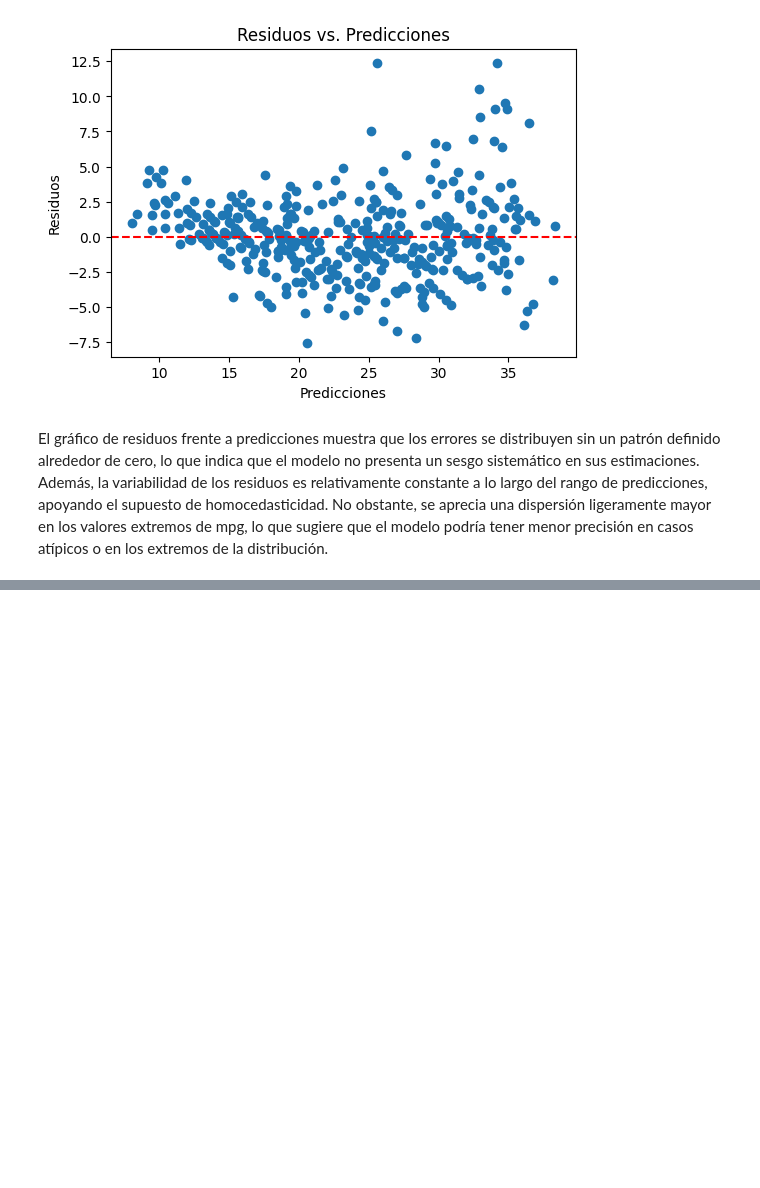
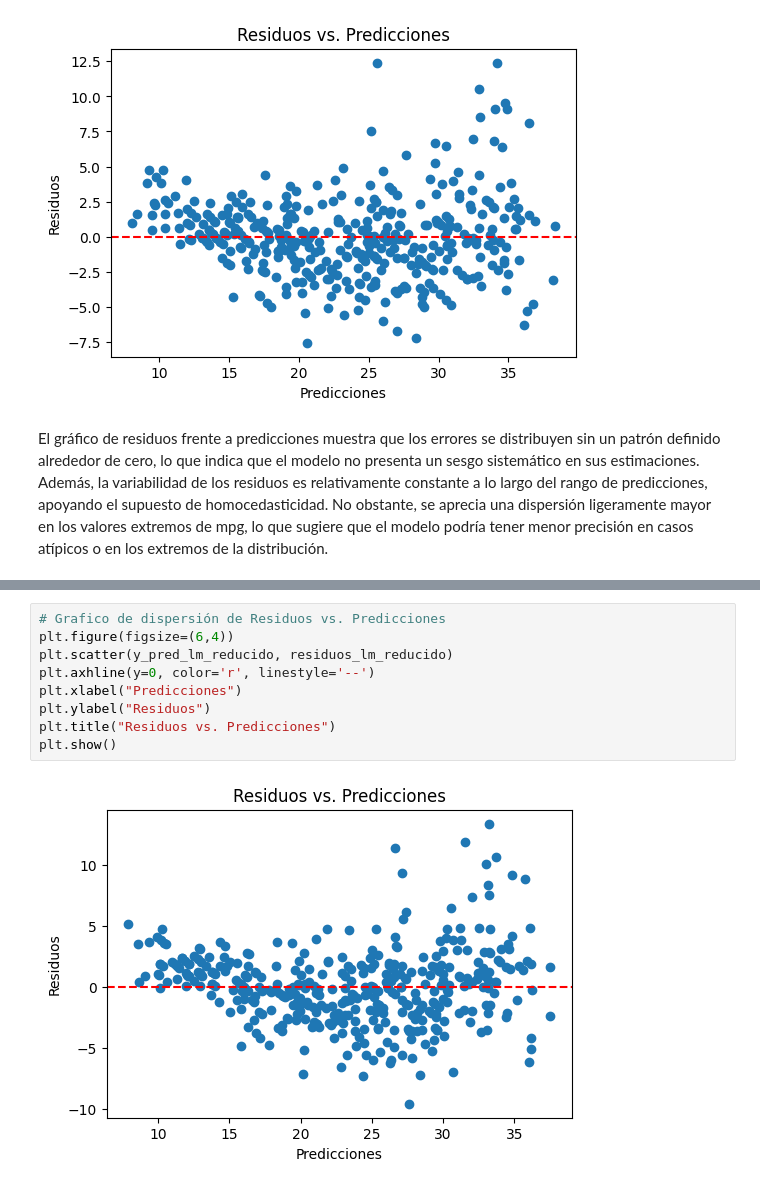
Before and after one commit to JuanAlbornoz32/Proyectos_Bootcamp_Analisis_de_Datos, a Jupyter notebook: ejercicios_en_python/modelos_de_regresion/regresion_multiple/ejercicio_millas_por_galon.ipynb, the cells around one changed output, grey strips where cells are left out. Cells and saved outputs as stored; diff of their text form; blank space fills up the shorter version.

```diff
--- a/ejercicios_en_python/modelos_de_regresion/regresion_multiple/ejercicio_millas_por_galon.ipynb
+++ b/ejercicios_en_python/modelos_de_regresion/regresion_multiple/ejercicio_millas_por_galon.ipynb
@@ -371,0 +476,11 @@ El gráfico de residuos frente a predicciones muestra que los errores se distrib
+# %%
+# Grafico de dispersión de Residuos vs. Predicciones
+plt.figure(figsize=(6,4))
+plt.scatter(y_pred_lm_reducido, residuos_lm_reducido)
+plt.axhline(y=0, color='r', linestyle='--')
+plt.xlabel("Predicciones")
+plt.ylabel("Residuos")
+plt.title("Residuos vs. Predicciones")
+plt.show()
+# %% [output]
+[figure, added]
```
Also changed, not shown: parts of 17 cells of this notebook, 2 other files.
